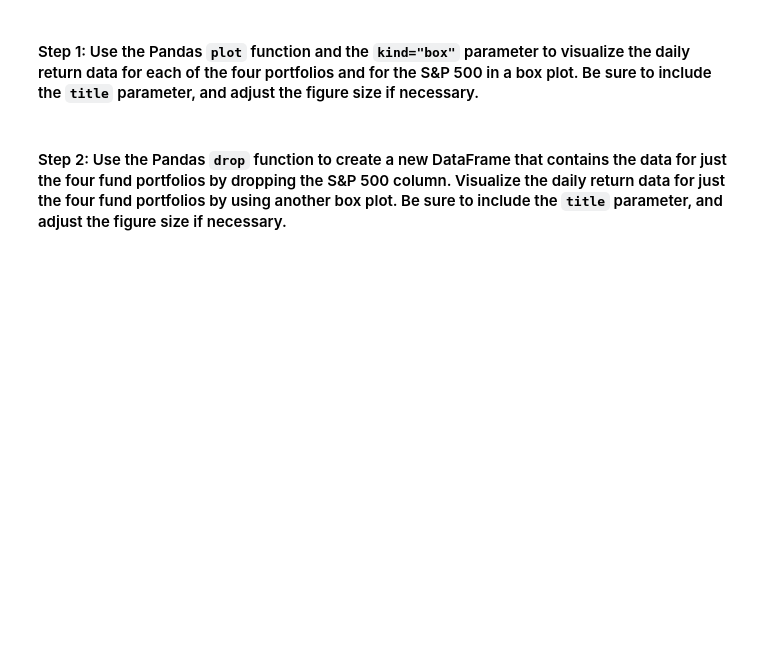
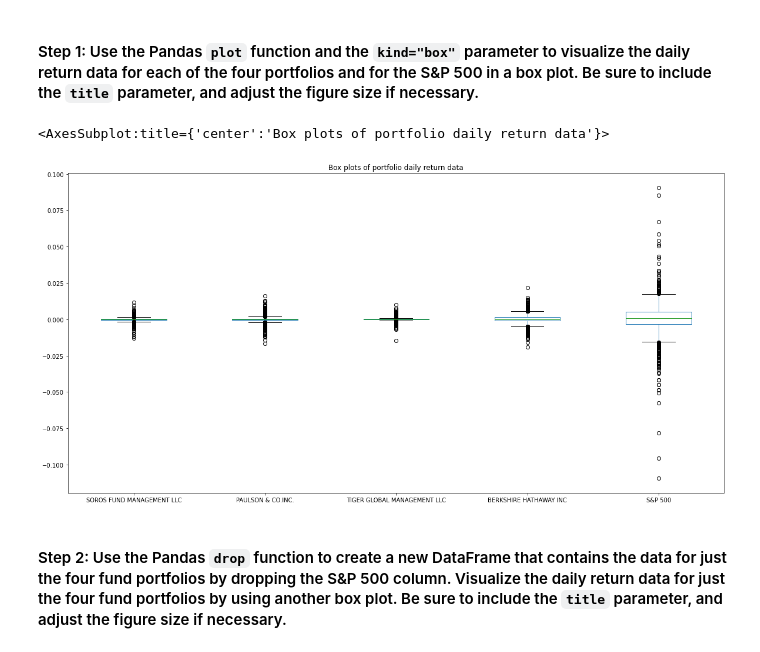
Before and after one commit to sjufan84/investment_strategy_evals-school-project-, a Jupyter notebook: risk_return_analysis.ipynb, the cells around one changed output. Drawn from its saved outputs; the diff is of its cells as text; code cells hidden in the pictures; blank space fills up the shorter version.

Commit message:
Added box plots to visualize spreads of the different portfolio funds over time

```diff
--- a/risk_return_analysis.ipynb
+++ b/risk_return_analysis.ipynb
@@ -195,7 +195,10 @@ Analyze the volatility of each of the four fund portfolios and of the S&P 500 In
 # %%
 # Use the daily return data to create box plots to visualize the volatility of the 4 funds and the S&P 500
 # Include a title parameter and adjust the figure size
-# YOUR CODE HERE
+daily_returns.plot(kind = 'box', figsize = (20,10), title = 'Box plots of portfolio daily return data')
+# %% [output]
+<AxesSubplot:title={'center':'Box plots of portfolio daily return data'}>
+[figure, added]
 # %% [markdown]
 #### Step 2: Use the Pandas `drop` function to create a new DataFrame that contains the data for just the four fund portfolios by dropping the S&P 500 column. Visualize the daily return data for just the four fund portfolios by using another box plot. Be sure to include the `title` parameter, and adjust the figure size if necessary.
 # %%
```
Also changed, not shown: parts of 1 cell of this notebook.
